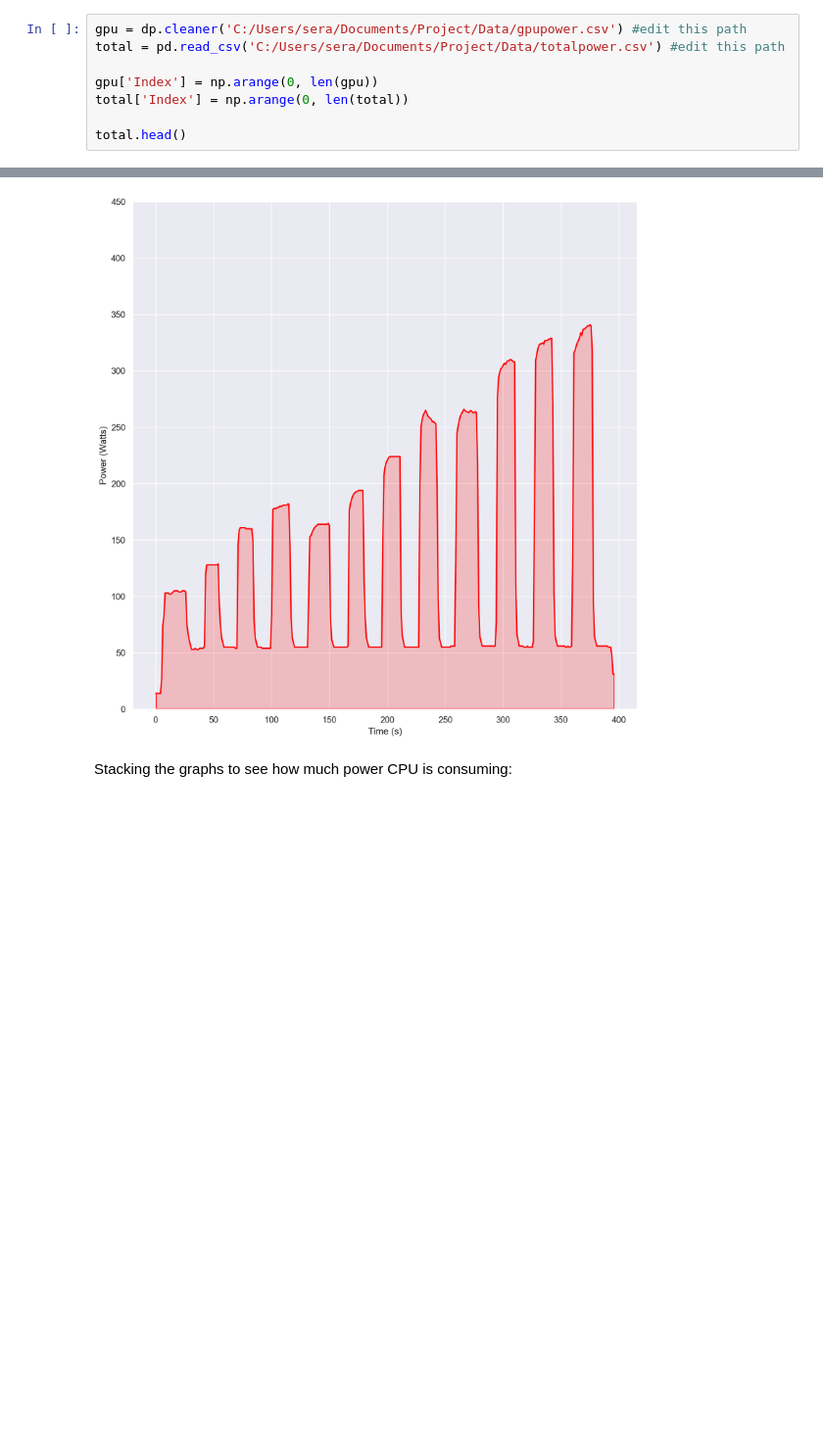
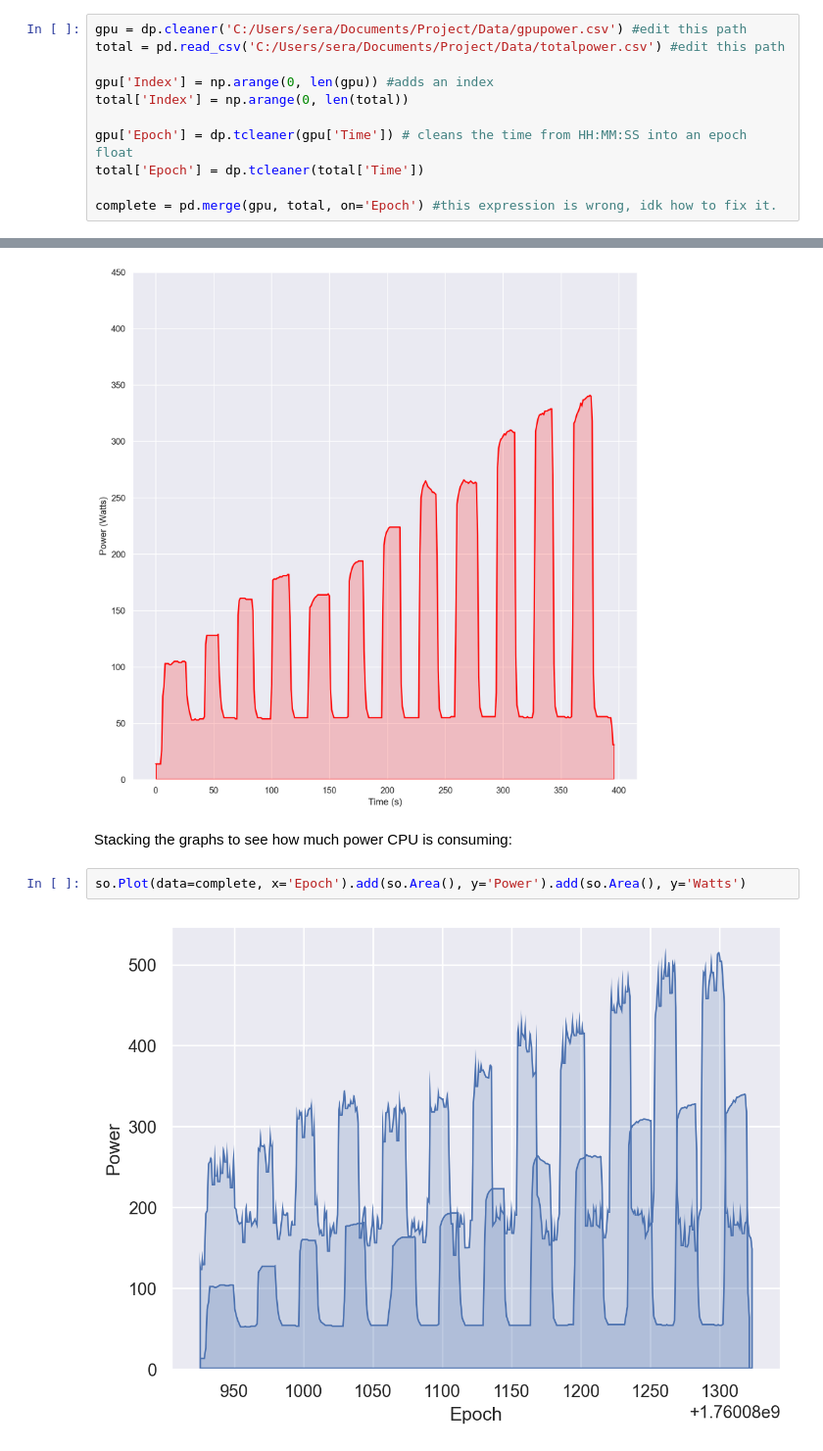
Before and after one commit to seranovic/semester1, a Jupyter notebook: Data Proccessing.ipynb, the cells around one changed output, grey strips where cells are left out. Shown at 98% size. Cells and saved outputs as stored; diff of their text form; blank space fills up the shorter version.

Commit message:
Added some partial work on a third graph. Work is unfinished and the resulting graph is buggy im gonna need help to fix it

```diff
--- a/Data Proccessing.ipynb
+++ b/Data Proccessing.ipynb
@@ -19,7 +19,10 @@ Importing gpu power data as gpu and total power data as total.
 gpu = dp.cleaner('C:/Users/sera/Documents/Project/Data/gpupower.csv') #edit this path
 total = pd.read_csv('C:/Users/sera/Documents/Project/Data/totalpower.csv') #edit this path
 
-gpu['Index'] = np.arange(0, len(gpu))
+gpu['Index'] = np.arange(0, len(gpu)) #adds an index
 total['Index'] = np.arange(0, len(total))
 
-total.head()
+gpu['Epoch'] = dp.tcleaner(gpu['Time']) # cleans the time from HH:MM:SS into an epoch float
+total['Epoch'] = dp.tcleaner(total['Time'])
+
+complete = pd.merge(gpu, total, on='Epoch') #this expression is wrong, idk how to fix it.
@@ -50,3 +46,7 @@ so.Plot(data=gpu, x='Index', y='Power').add(so.Lines(color='Red')).limit(y=(0,45
 [figure]
 # %% [markdown]
 Stacking the graphs to see how much power CPU is consuming:
+# %%
+so.Plot(data=complete, x='Epoch').add(so.Area(), y='Power').add(so.Area(), y='Watts')
+# %% [output]
+[figure, added]
```
Also changed, not shown: parts of 2 cells of this notebook.
